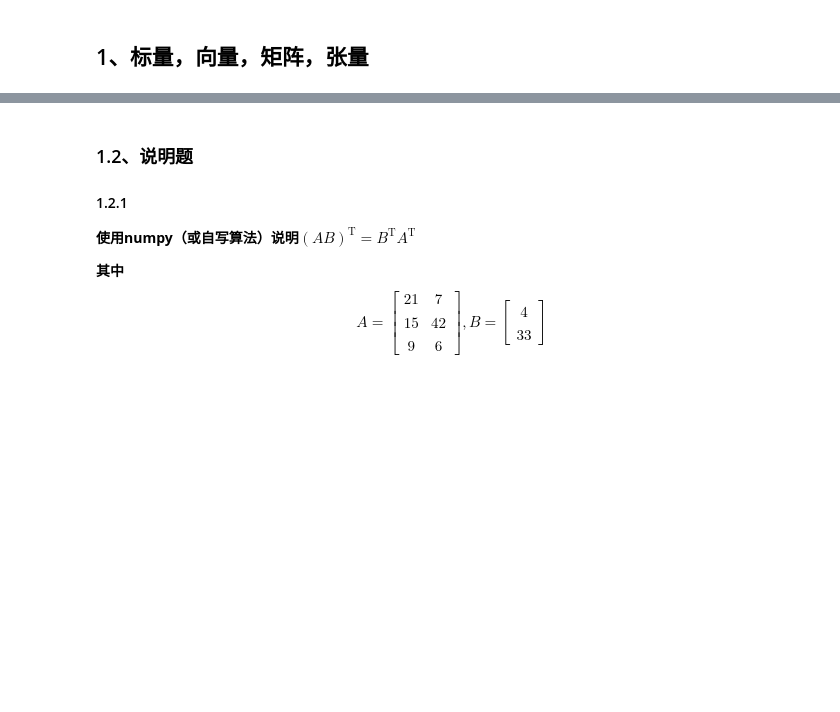
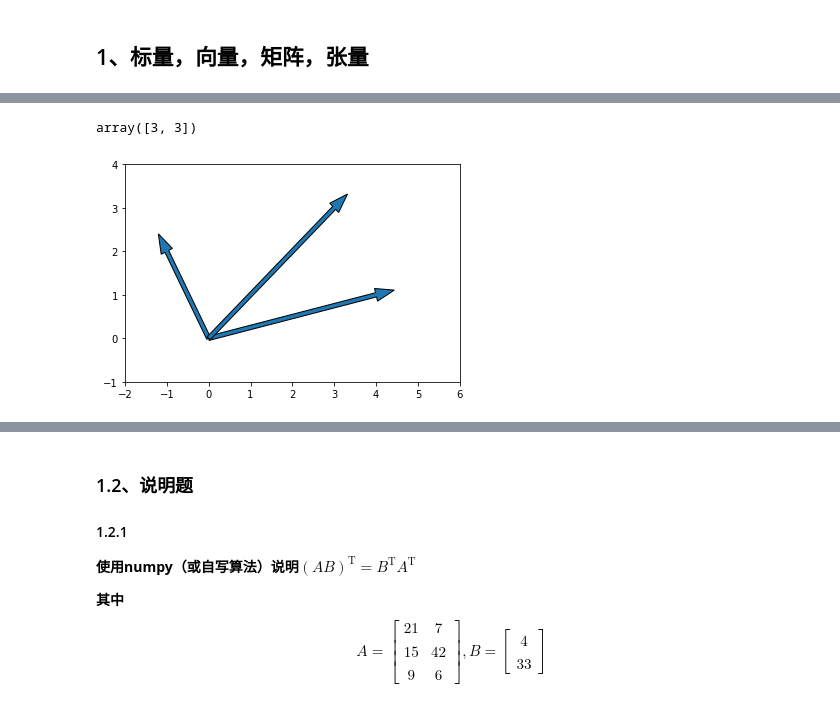
Before and after one commit to Quan-y/AIPND, a Jupyter notebook: workshop&course/W7/Linear-Algebra-cn-master/p3_Linear_Algebra.ipynb, the cells around one changed output, grey strips where cells are left out. Drawn from its saved outputs; the diff is of its cells as text; code cells hidden in the pictures; blank space fills up the shorter version.

```diff
--- a/workshop&course/W7/Linear-Algebra-cn-master/p3_Linear_Algebra.ipynb
+++ b/workshop&course/W7/Linear-Algebra-cn-master/p3_Linear_Algebra.ipynb
@@ -116,6 +118,21 @@ $\hspace{1cm}\vec{v} = \begin{bmatrix} 4\\ 1\end{bmatrix}$
 $\hspace{1cm}\vec{w} = \begin{bmatrix} -1\\ 2\end{bmatrix}$
 # %%
 # 1.1.1 TODO：
+v = np.array([4,1])
+w = np.array([-1, 2])
+v + w
+# %% [output]
+array([3, 3])
+# %%
+# plot arrow
+plt.xlim(-2, 6)
+plt.ylim(-1, 4)
+plt.arrow(0,0,4,1, width=0.1)
+plt.arrow(0,0,-1,2, width=0.1)
+plt.arrow(0,0,3,3, width=0.1)
+plt.show()
+# %% [output]
+[figure, added]
 # %% [markdown]
 例题，方程组求解：
 $$
```
Also changed, not shown: parts of 37 cells of this notebook.
